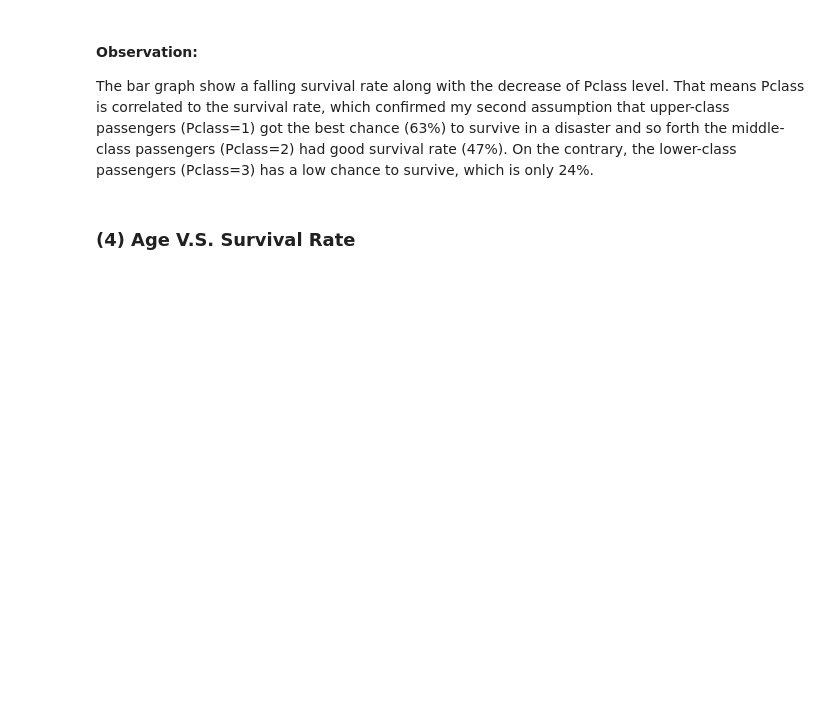
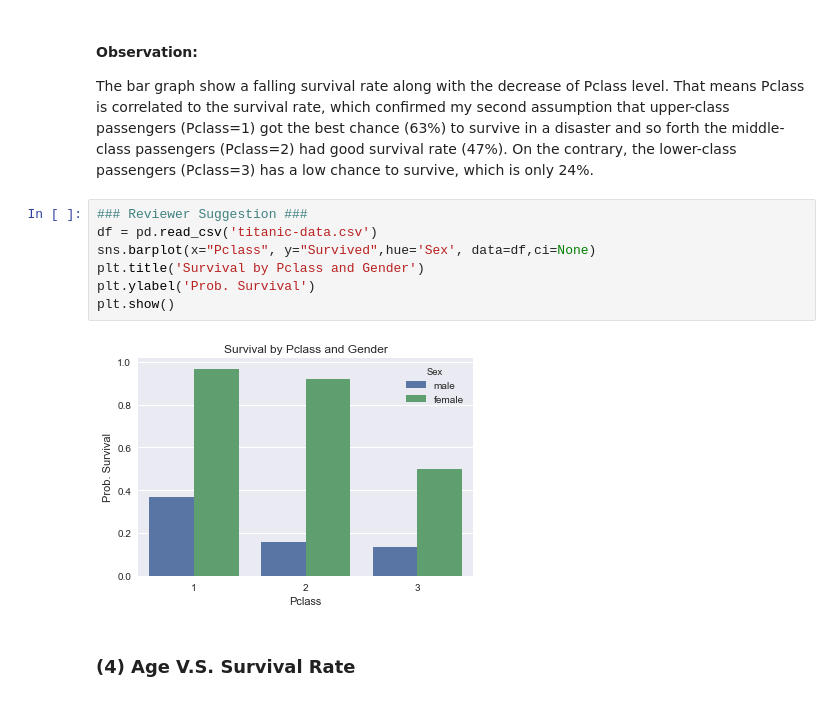
Before and after one commit to freena22/Udacity-Data-Analysis-Nanodegree, a Jupyter notebook: 07_P2_Investigate_Titanic_Dataset.ipynb, the cells around one changed output. Drawn from its saved outputs; the diff is of its cells as text; blank space fills up the shorter version.

Commit message:
add the reviewers comments

```diff
--- a/07_P2_Investigate_Titanic_Dataset.ipynb
+++ b/07_P2_Investigate_Titanic_Dataset.ipynb
@@ -236,6 +311,15 @@ Name: Survived, dtype: float64
 #### Observation:
 
 The bar graph show a falling survival rate along with the decrease of Pclass level. That means Pclass is correlated to the survival rate, which confirmed my second assumption that upper-class passengers (Pclass=1) got the best chance (63%) to survive in a disaster and so forth the middle-class passengers (Pclass=2) had good survival rate (47%). On the contrary, the lower-class passengers (Pclass=3) has a low chance to survive, which is only 24%.
+# %%
+### Reviewer Suggestion ###
+df = pd.read_csv('titanic-data.csv')
+sns.barplot(x="Pclass", y="Survived",hue='Sex', data=df,ci=None)
+plt.title('Survival by Pclass and Gender')
+plt.ylabel('Prob. Survival')
+plt.show()
+# %% [output]
+[figure, added]
 # %% [markdown]
 ### (4) Age V.S. Survival Rate
 # %%
```
Also changed, not shown: parts of 5 cells of this notebook.
